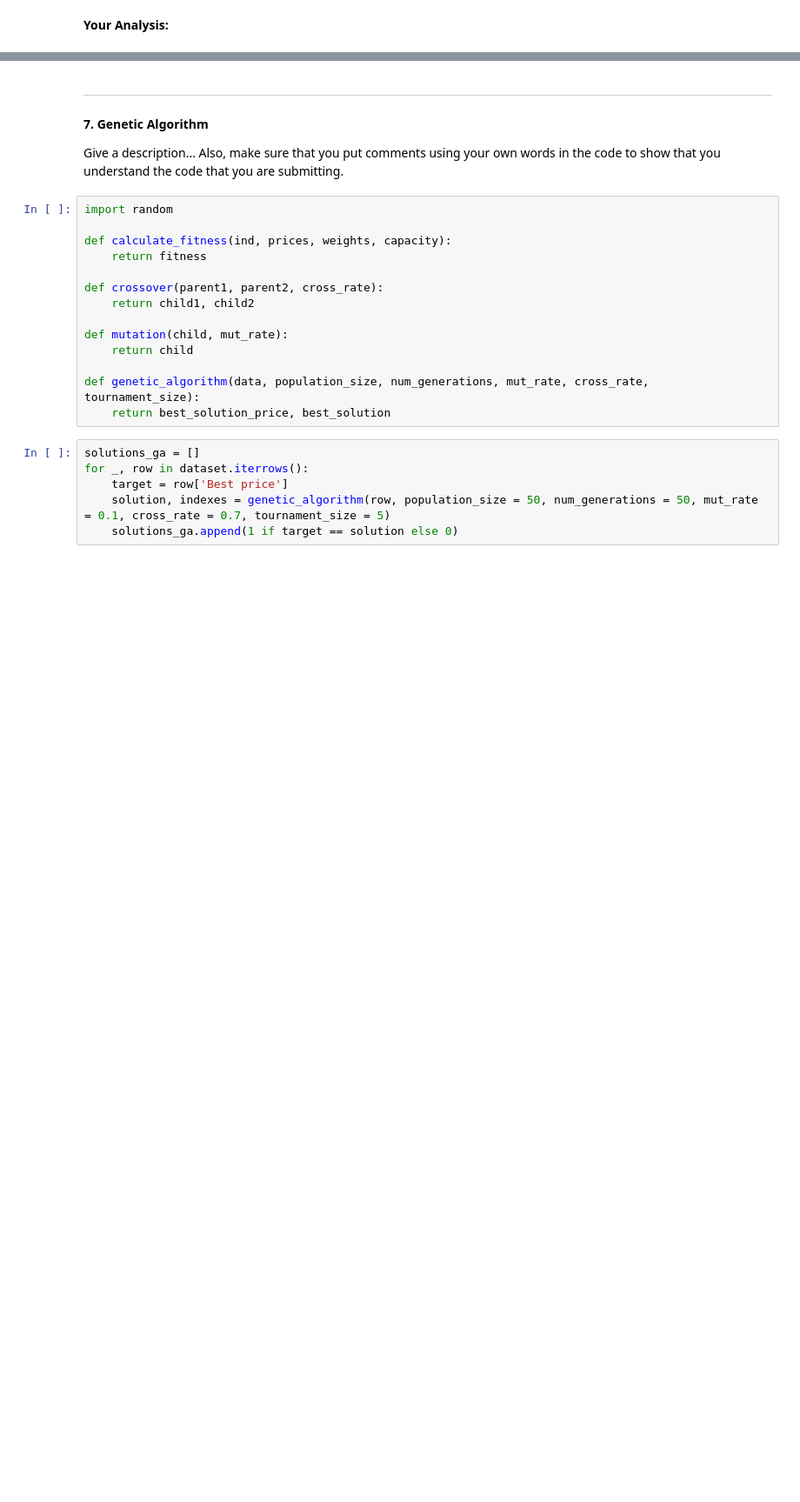
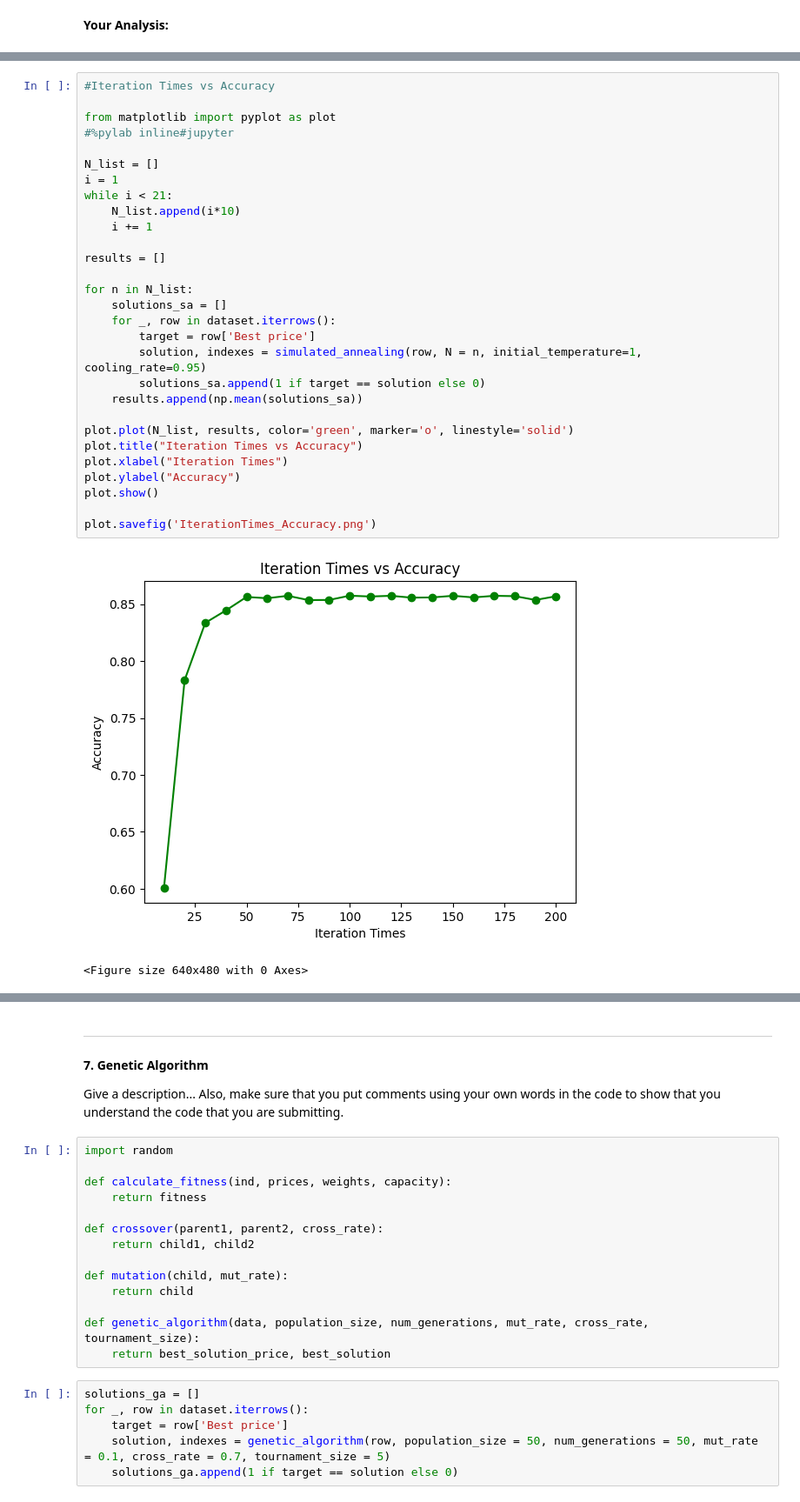
Before and after one commit to uOttawa-Collabs/CSI4106-Fall-2023, a Jupyter notebook: Assignment 1/CSI4106_A1.ipynb, the cells around one changed output, grey strips where cells are left out. Shown at 87% size. Drawn from its saved outputs; the diff is of its cells as text; blank space fills up the shorter version.

```diff
--- a/Assignment 1/CSI4106_A1.ipynb
+++ b/Assignment 1/CSI4106_A1.ipynb
@@ -329,0 +439,32 @@ Simulated Annealing Accuracy is 0.5782973985221176
+# %%
+#Iteration Times vs Accuracy
+
+from matplotlib import pyplot as plot
+#%pylab inline#jupyter
+
+N_list = []
+i = 1
+while i < 21:
+    N_list.append(i*10)
+    i += 1
+
+results = []
+
+for n in N_list:
+    solutions_sa = []
+    for _, row in dataset.iterrows():
+        target = row['Best price']
+        solution, indexes = simulated_annealing(row, N = n, initial_temperature=1, cooling_rate=0.95)
+        solutions_sa.append(1 if target == solution else 0)
+    results.append(np.mean(solutions_sa))
+
+plot.plot(N_list, results, color='green', marker='o', linestyle='solid')
+plot.title("Iteration Times vs Accuracy")
+plot.xlabel("Iteration Times")
+plot.ylabel("Accuracy")
+plot.show()
+
+plot.savefig('IterationTimes_Accuracy.png')
+# %% [output]
+[figure, added]
+<Figure size 640x480 with 0 Axes>
```
Also changed, not shown: parts of 6 cells of this notebook.
